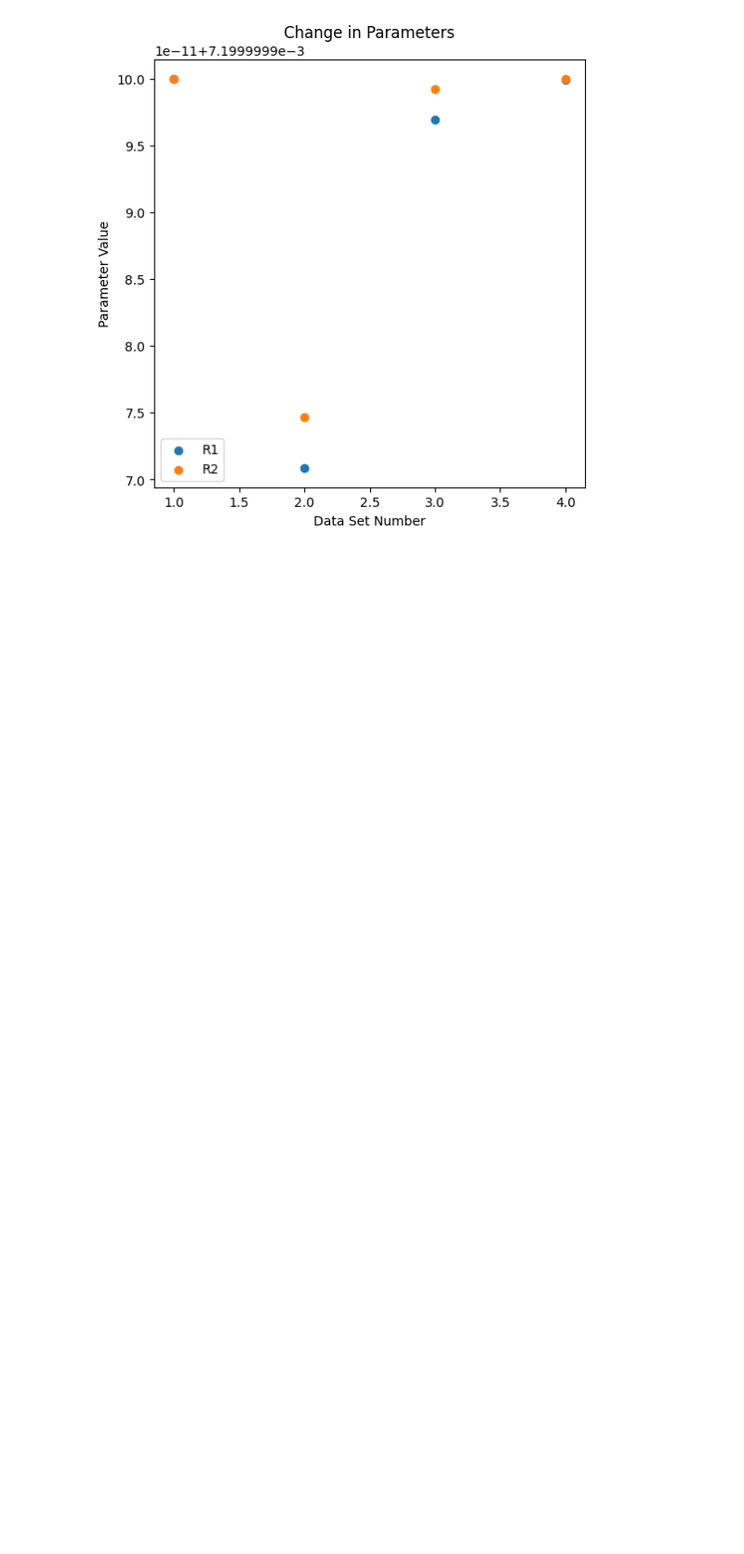
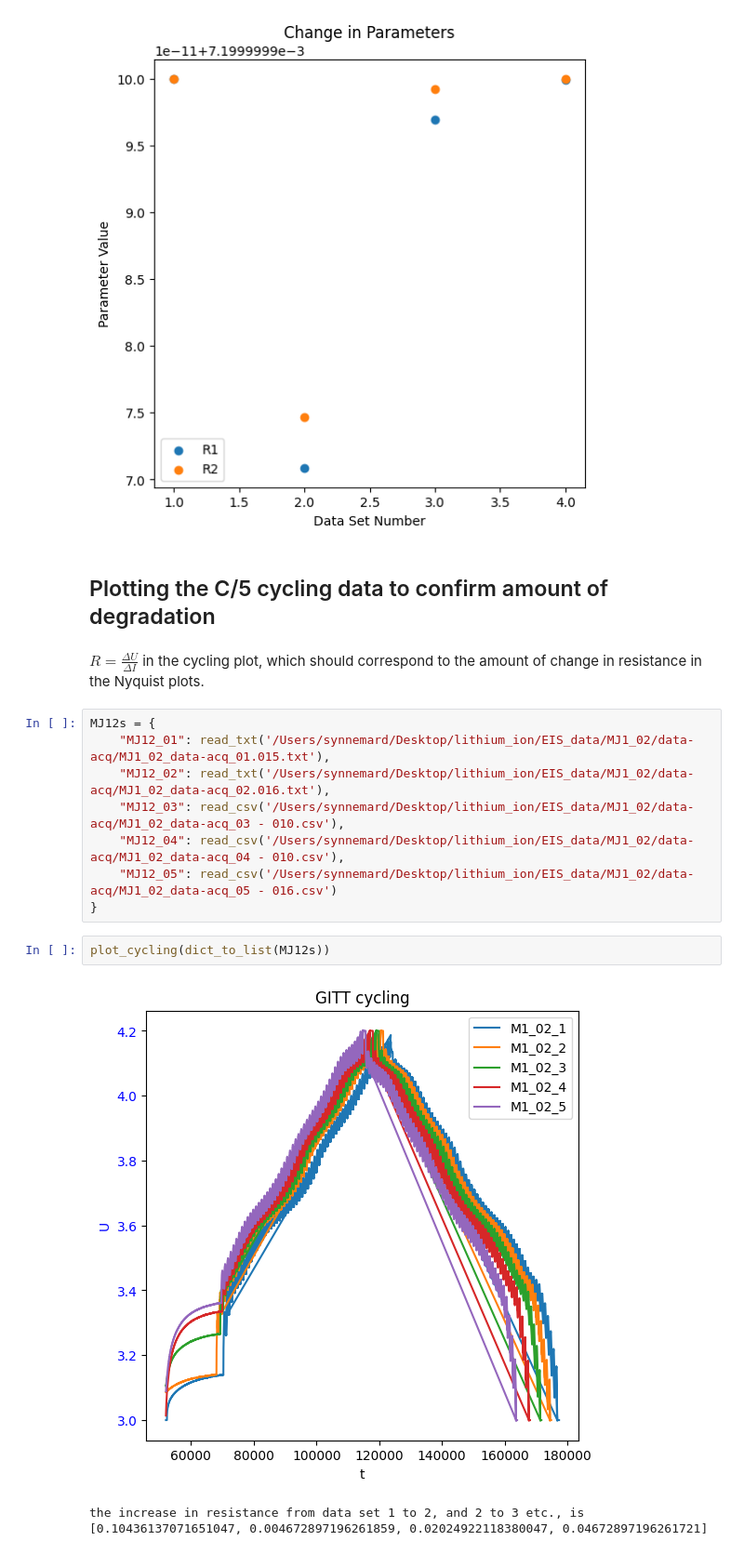
Before and after one commit to samaard2001/EIS-code, a Jupyter notebook: Code/EIS_ECM.ipynb, the cells around one changed output. Shown at 93% size. Saved outputs shown, nothing was run; the diff lists cells and outputs as text; blank space fills up the shorter version.

```diff
--- a/Code/EIS_ECM.ipynb
+++ b/Code/EIS_ECM.ipynb
@@ -188,3 +196,20 @@ optimizing_plot(1, "Meyers", a_meyers_all, calc_meyers_all_Z, optimize_randles)
 plot_change_param(['R1', 'R2'], a_meyers_all, calc_meyers_all_Z, optimize_randles)
 # %% [output]
 [figure]
+# %% [markdown]
+## Plotting the C/5 cycling data to confirm amount of degradation
+# %% [markdown]
+$ R = \frac{\Delta U}{\Delta I}$ in the cycling plot, which should correspond to the amount of change in resistance in the Nyquist plots.
+# %%
+MJ12s = {
+    "MJ12_01": read_txt('/Users/synnemard/Desktop/lithium_ion/EIS_data/MJ1_02/data-acq/MJ1_02_data-acq_01.015.txt'),
+    "MJ12_02": read_txt('/Users/synnemard/Desktop/lithium_ion/EIS_data/MJ1_02/data-acq/MJ1_02_data-acq_02.016.txt'),
+    "MJ12_03": read_csv('/Users/synnemard/Desktop/lithium_ion/EIS_data/MJ1_02/data-acq/MJ1_02_data-acq_03 - 010.csv'),
+    "MJ12_04": read_csv('/Users/synnemard/Desktop/lithium_ion/EIS_data/MJ1_02/data-acq/MJ1_02_data-acq_04 - 010.csv'),
+    "MJ12_05": read_csv('/Users/synnemard/Desktop/lithium_ion/EIS_data/MJ1_02/data-acq/MJ1_02_data-acq_05 - 016.csv')
+}
+# %%
+plot_cycling(dict_to_list(MJ12s))
+# %% [output]
+[figure, added]
+the increase in resistance from data set 1 to 2, and 2 to 3 etc., is [0.10436137071651047, 0.004672897196261859, 0.02024922118380047, 0.04672897196261721]
```
Also changed, not shown: parts of 12 cells of this notebook, 7 other files.
